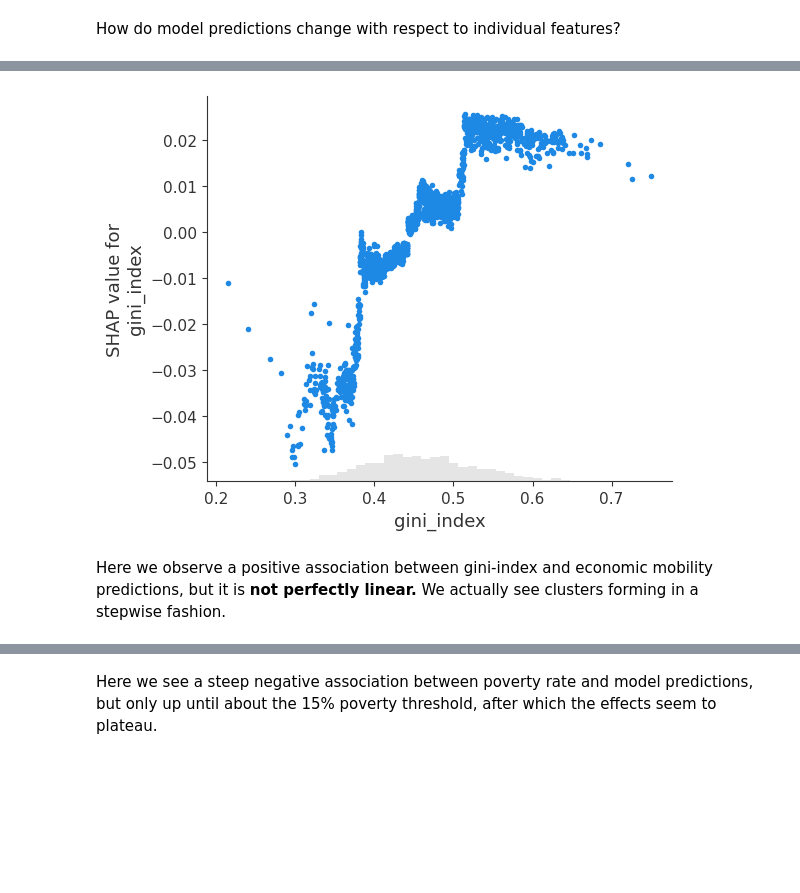
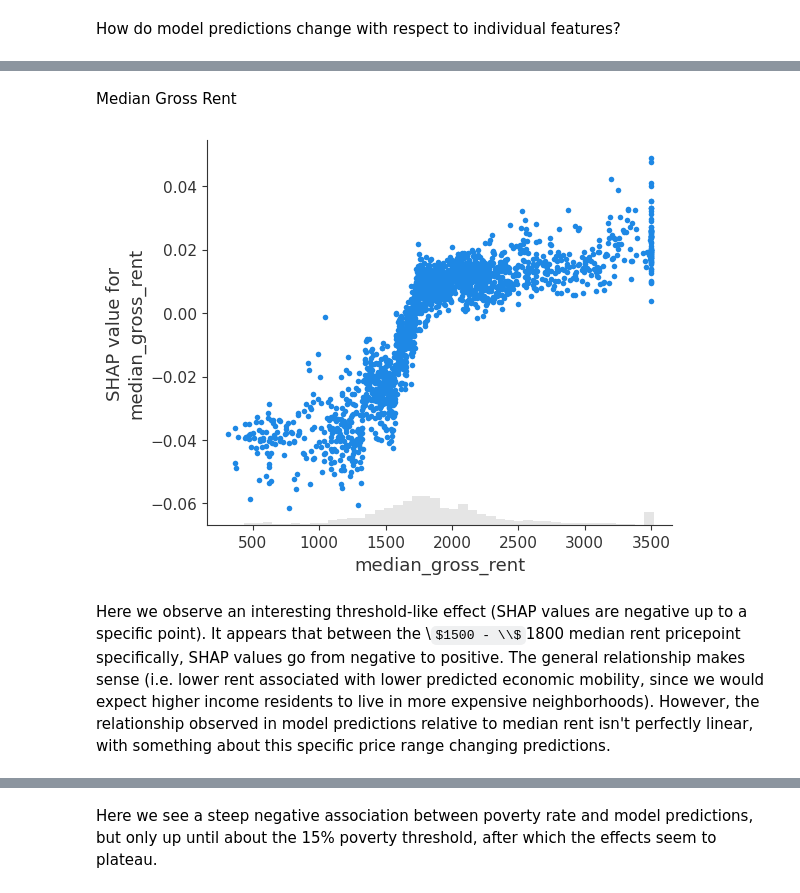
Before and after one commit to yousefja/nori, a Jupyter notebook: notebooks/13_econ_mobility_shap.ipynb, the cells around one changed output, grey strips where cells are left out. Cells and saved outputs as stored; diff of their text form; code cells hidden in the pictures; some formulas as TeX source; blank space fills up the shorter version.

```diff
--- a/notebooks/13_econ_mobility_shap.ipynb
+++ b/notebooks/13_econ_mobility_shap.ipynb
@@ -97,6 +100,8 @@ How do model predictions change with respect to individual features?
+# %% [markdown]
+Median Gross Rent
 # %%
-shap.plots.scatter(shap_values[:, "gini_index"])
+shap.plots.scatter(shap_values[:, "median_gross_rent"])
 # %% [output]
-[figure, old version]
+[figure, new version]
 # %% [markdown]
-Here we observe a positive association between gini-index and economic mobility predictions, but it is **not perfectly linear.** We actually see clusters forming in a stepwise fashion.
+Here we observe an interesting threshold-like effect (SHAP values are negative up to a specific point). It appears that between the \\$1500 - \\$1800 median rent pricepoint specifically, SHAP values go from negative to positive. The general relationship makes sense (i.e. lower rent associated with lower predicted economic mobility, since we would expect higher income residents to live in more expensive neighborhoods). However, the relationship observed in model predictions relative to median rent isn't perfectly linear, with something about this specific price range changing predictions.
```
Also changed, not shown: parts of 21 cells of this notebook, 5 other files.
